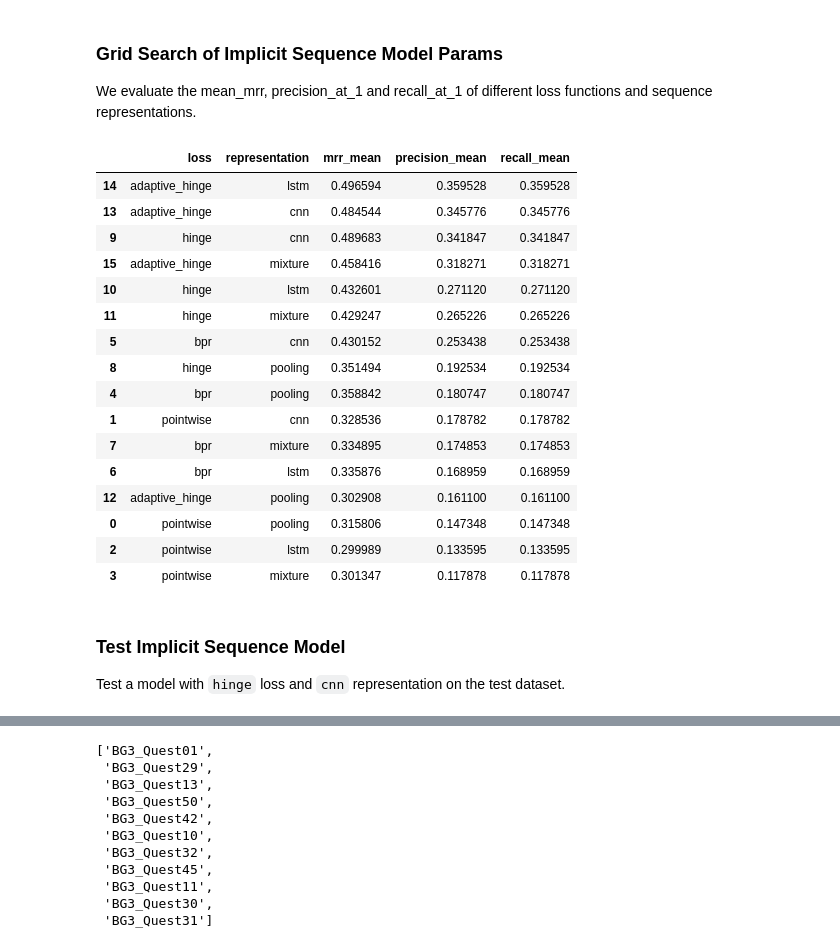
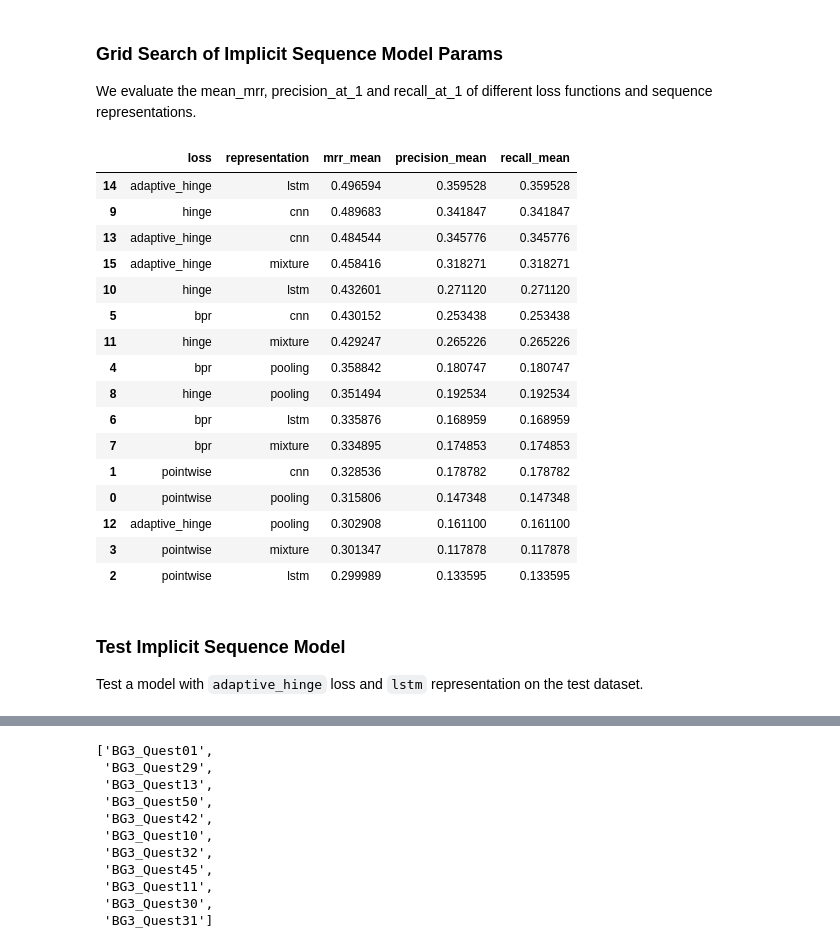
Before and after one commit to richhuwtaylor/recommend-steam-achievements, a Jupyter notebook: recommend_achievements_sequence.ipynb, the cells around one changed output, grey strips where cells are left out. Cells and saved outputs as stored; diff of their text form; code cells hidden in the pictures.

```diff
--- a/recommend_achievements_sequence.ipynb
+++ b/recommend_achievements_sequence.ipynb
@@ -158,29 +209,29 @@ results = train_evaluate_model(param_grid, train_sequences, eval_sequences)
 # %%
 df_results = pd.DataFrame(results)
 # %%
-df_results.sort_values(by='precision_mean', ascending=False)
+df_results.sort_values(by='mrr_mean', ascending=False)
 # %% [output]
 |  | loss | representation | mrr_mean | precision_mean | recall_mean |
 | 14 | adaptive_hinge | lstm | 0.496594 | 0.359528 | 0.359528 |
+| 9 | hinge | cnn | 0.489683 | 0.341847 | 0.341847 |
 | 13 | adaptive_hinge | cnn | 0.484544 | 0.345776 | 0.345776 |
-| 9 | hinge | cnn | 0.489683 | 0.341847 | 0.341847 |
 | 15 | adaptive_hinge | mixture | 0.458416 | 0.318271 | 0.318271 |
 | 10 | hinge | lstm | 0.432601 | 0.271120 | 0.271120 |
+| 5 | bpr | cnn | 0.430152 | 0.253438 | 0.253438 |
 | 11 | hinge | mixture | 0.429247 | 0.265226 | 0.265226 |
-| 5 | bpr | cnn | 0.430152 | 0.253438 | 0.253438 |
+| 4 | bpr | pooling | 0.358842 | 0.180747 | 0.180747 |
 | 8 | hinge | pooling | 0.351494 | 0.192534 | 0.192534 |
-| 4 | bpr | pooling | 0.358842 | 0.180747 | 0.180747 |
+| 6 | bpr | lstm | 0.335876 | 0.168959 | 0.168959 |
+| 7 | bpr | mixture | 0.334895 | 0.174853 | 0.174853 |
 | 1 | pointwise | cnn | 0.328536 | 0.178782 | 0.178782 |
-| 7 | bpr | mixture | 0.334895 | 0.174853 | 0.174853 |
-| 6 | bpr | lstm | 0.335876 | 0.168959 | 0.168959 |
+| 0 | pointwise | pooling | 0.315806 | 0.147348 | 0.147348 |
 | 12 | adaptive_hinge | pooling | 0.302908 | 0.161100 | 0.161100 |
-| 0 | pointwise | pooling | 0.315806 | 0.147348 | 0.147348 |
+| 3 | pointwise | mixture | 0.301347 | 0.117878 | 0.117878 |
 | 2 | pointwise | lstm | 0.299989 | 0.133595 | 0.133595 |
-| 3 | pointwise | mixture | 0.301347 | 0.117878 | 0.117878 |
 # %% [markdown]
 ### Test Implicit Sequence Model
 
-Test a model with `hinge` loss and `cnn` representation on the test dataset.
+Test a model with `adaptive_hinge` loss and `lstm` representation on the test dataset.
 # %%
 model = ImplicitSequenceModel(
     loss='adaptive_hinge',
```
Also changed, not shown: parts of 12 cells of this notebook.
